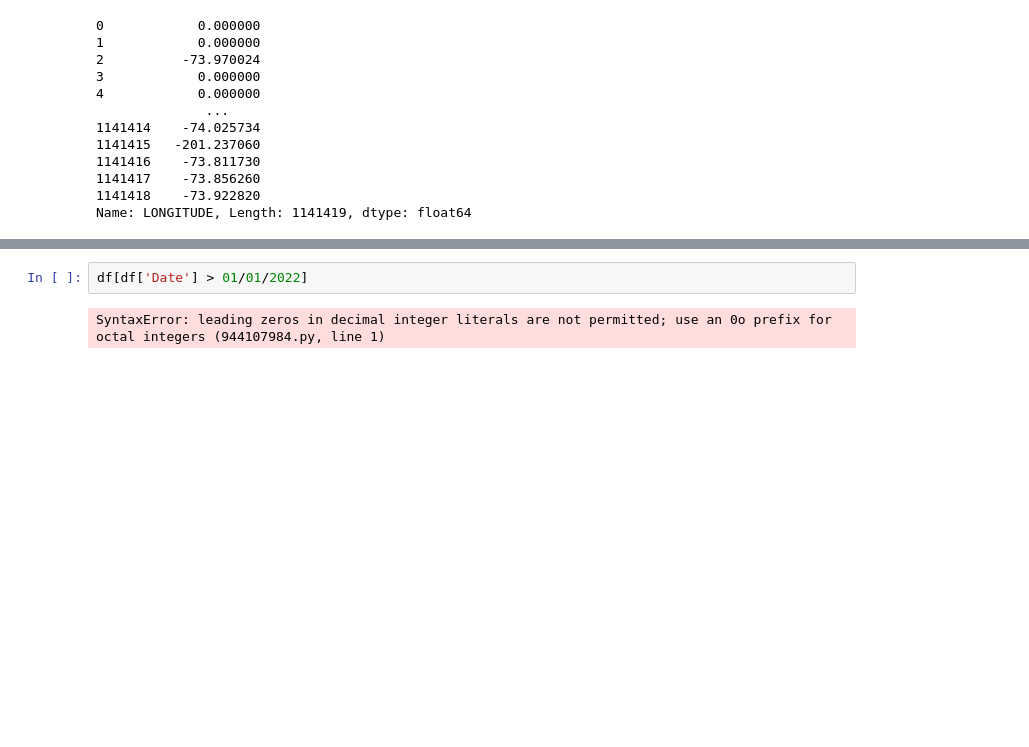
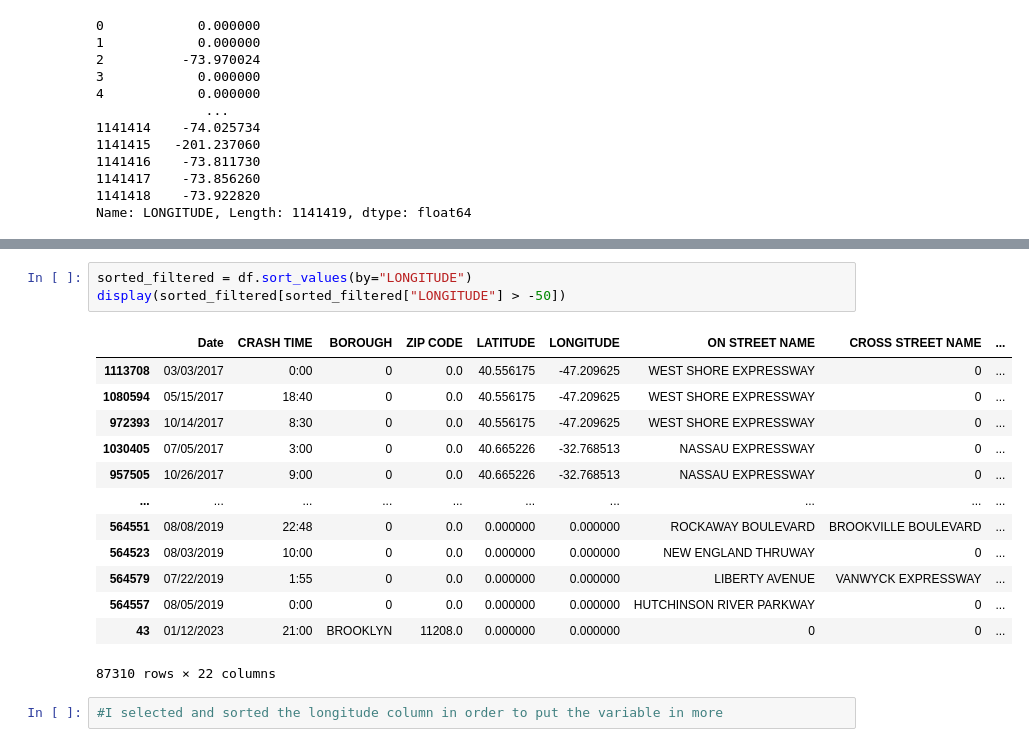
Before and after one commit to connormonsen/IA-340, a Jupyter notebook: lab2.ipynb, the cells around one changed output, grey strips where cells are left out. Drawn from its saved outputs; the diff is of its cells as text; blank space fills up the shorter version.

```diff
--- a/lab2.ipynb
+++ b/lab2.ipynb
@@ -142,5 +143,20 @@ df[0:5]
 5 rows × 22 columns
 # %%
-df[df['Date'] > 01/01/2022]
+sorted_filtered = df.sort_values(by="LONGITUDE")
+display(sorted_filtered[sorted_filtered["LONGITUDE"] > -50])
 # %% [output]
+|  | Date | CRASH TIME | BOROUGH | ZIP CODE | LATITUDE | LONGITUDE | ON STREET NAME | CROSS STREET NAME | ... |
+| 1113708 | 03/03/2017 | 0:00 | 0 | 0.0 | 40.556175 | -47.209625 | WEST SHORE EXPRESSWAY | 0 | ... |
+| 1080594 | 05/15/2017 | 18:40 | 0 | 0.0 | 40.556175 | -47.209625 | WEST SHORE EXPRESSWAY | 0 | ... |
+| 972393 | 10/14/2017 | 8:30 | 0 | 0.0 | 40.556175 | -47.209625 | WEST SHORE EXPRESSWAY | 0 | ... |
+| 1030405 | 07/05/2017 | 3:00 | 0 | 0.0 | 40.665226 | -32.768513 | NASSAU EXPRESSWAY | 0 | ... |
+| 957505 | 10/26/2017 | 9:00 | 0 | 0.0 | 40.665226 | -32.768513 | NASSAU EXPRESSWAY | 0 | ... |
+| ... | ... | ... | ... | ... | ... | ... | ... | ... | ... |
+| 564551 | 08/08/2019 | 22:48 | 0 | 0.0 | 0.000000 | 0.000000 | ROCKAWAY BOULEVARD | BROOKVILLE BOULEVARD | ... |
+| 564523 | 08/03/2019 | 10:00 | 0 | 0.0 | 0.000000 | 0.000000 | NEW ENGLAND THRUWAY | 0 | ... |
+| 564579 | 07/22/2019 | 1:55 | 0 | 0.0 | 0.000000 | 0.000000 | LIBERTY AVENUE | VANWYCK EXPRESSWAY | ... |
+| 564557 | 08/05/2019 | 0:00 | 0 | 0.0 | 0.000000 | 0.000000 | HUTCHINSON RIVER PARKWAY | 0 | ... |
+| 43 | 01/12/2023 | 21:00 | BROOKLYN | 11208.0 | 0.000000 | 0.000000 | 0 | 0 | ... |
-SyntaxError: leading zeros in decimal integer literals are not permitted; use an 0o prefix for octal integers (944107984.py, line 1)
+87310 rows × 22 columns
+# %%
+#I selected and sorted the longitude column in order to put the variable in more
```
Also changed, not shown: parts of 2 cells of this notebook.
